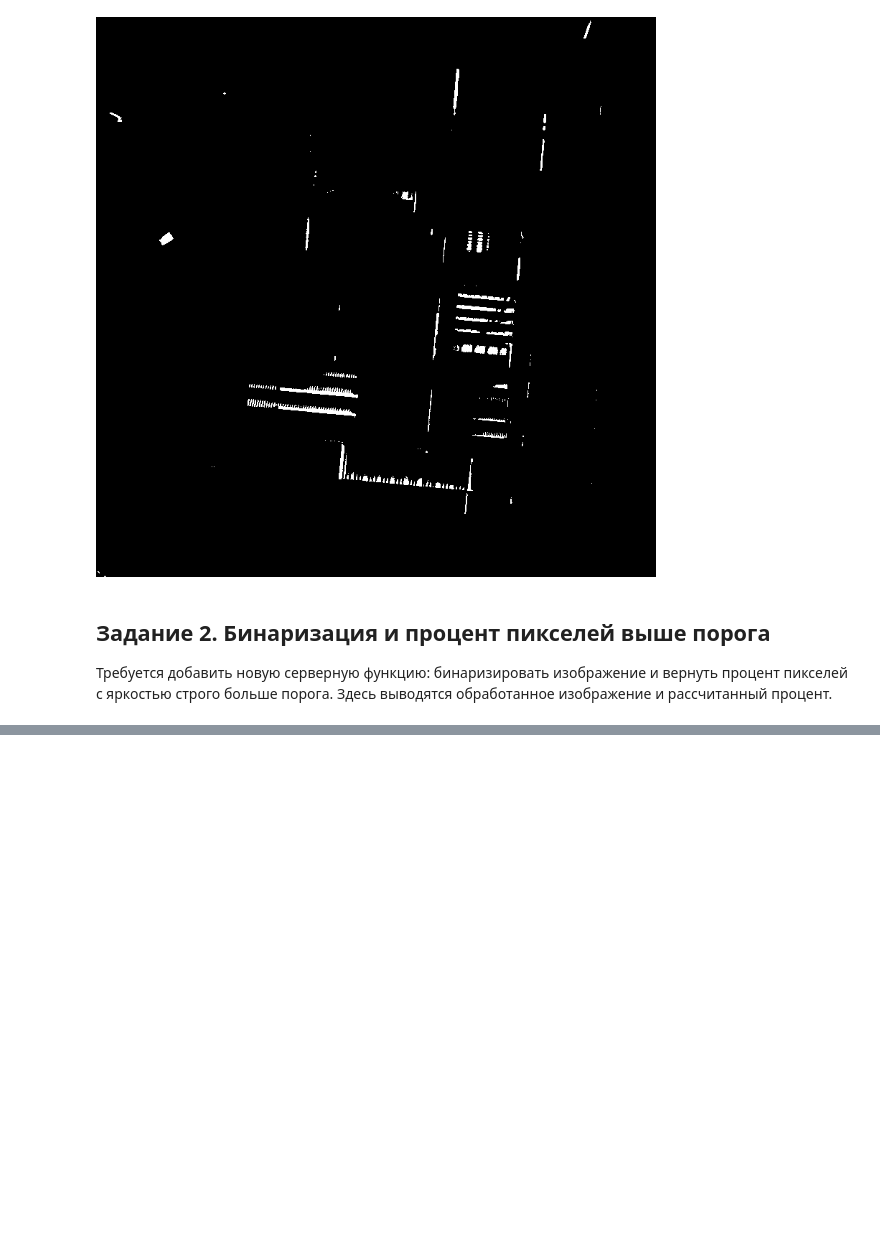
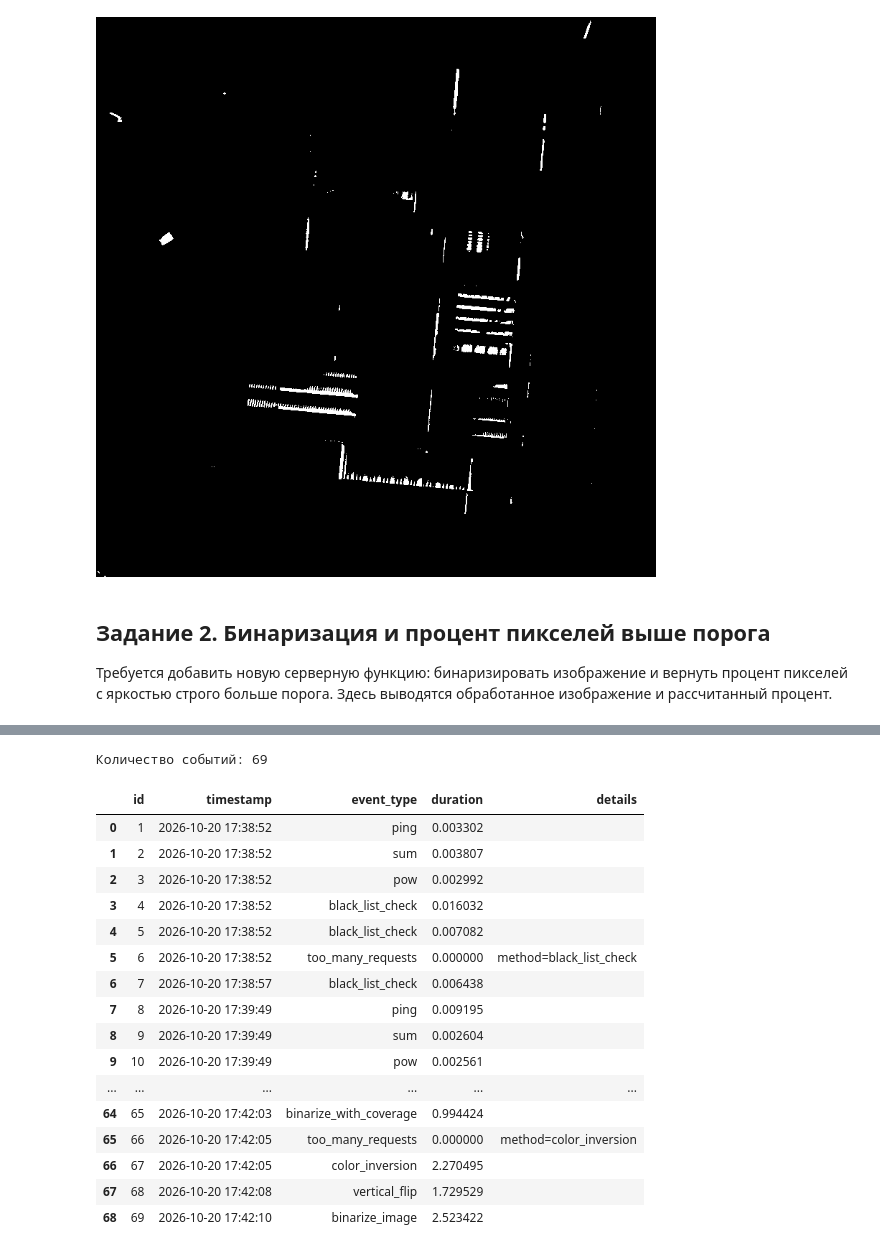
Before and after one commit to Kromobot/RSOI, a Jupyter notebook: xmlrpc_client.ipynb, the cells around one changed output, grey strips where cells are left out. Drawn from its saved outputs; the diff is of its cells as text; code cells hidden in the pictures; blank space fills up the shorter version.

```diff
--- a/xmlrpc_client.ipynb
+++ b/xmlrpc_client.ipynb
@@ -178,9 +167,0 @@ for event_record in blacklist_events:
-# %%
-# Запускайте эту ячейку, когда нужно показать создание архивов.
-statistics_service.set_max_log_records(3)
-try:
-    for event_number in range(4):
-        statistics_service.add_event('rotation_test', f'event={event_number}')
-finally:
-    statistics_service.set_max_log_records(100)
-print('Добавлены четыре события. Лимит возвращён к 100 записям.')
@@ -286,0 +202,22 @@ events_log_20261014_191824.csv — записей: 4
+# %%
+all_events = statistics_service.get_events()
+show_events(all_events)
+# %% [output]
+Количество событий: 69
+|  | id | timestamp | event_type | duration | details |
+| 0 | 1 | 2026-10-20 17:38:52 | ping | 0.003302 |  |
+| 1 | 2 | 2026-10-20 17:38:52 | sum | 0.003807 |  |
+| 2 | 3 | 2026-10-20 17:38:52 | pow | 0.002992 |  |
+| 3 | 4 | 2026-10-20 17:38:52 | black_list_check | 0.016032 |  |
+| 4 | 5 | 2026-10-20 17:38:52 | black_list_check | 0.007082 |  |
+| 5 | 6 | 2026-10-20 17:38:52 | too_many_requests | 0.000000 | method=black_list_check |
+| 6 | 7 | 2026-10-20 17:38:57 | black_list_check | 0.006438 |  |
+| 7 | 8 | 2026-10-20 17:39:49 | ping | 0.009195 |  |
+| 8 | 9 | 2026-10-20 17:39:49 | sum | 0.002604 |  |
+| 9 | 10 | 2026-10-20 17:39:49 | pow | 0.002561 |  |
+| ... | ... | ... | ... | ... | ... |
+| 64 | 65 | 2026-10-20 17:42:03 | binarize_with_coverage | 0.994424 |  |
+| 65 | 66 | 2026-10-20 17:42:05 | too_many_requests | 0.000000 | method=color_inversion |
+| 66 | 67 | 2026-10-20 17:42:05 | color_inversion | 2.270495 |  |
+| 67 | 68 | 2026-10-20 17:42:08 | vertical_flip | 1.729529 |  |
+| 68 | 69 | 2026-10-20 17:42:10 | binarize_image | 2.523422 |  |
```
Also changed, not shown: parts of 38 cells of this notebook, 4 other files.
